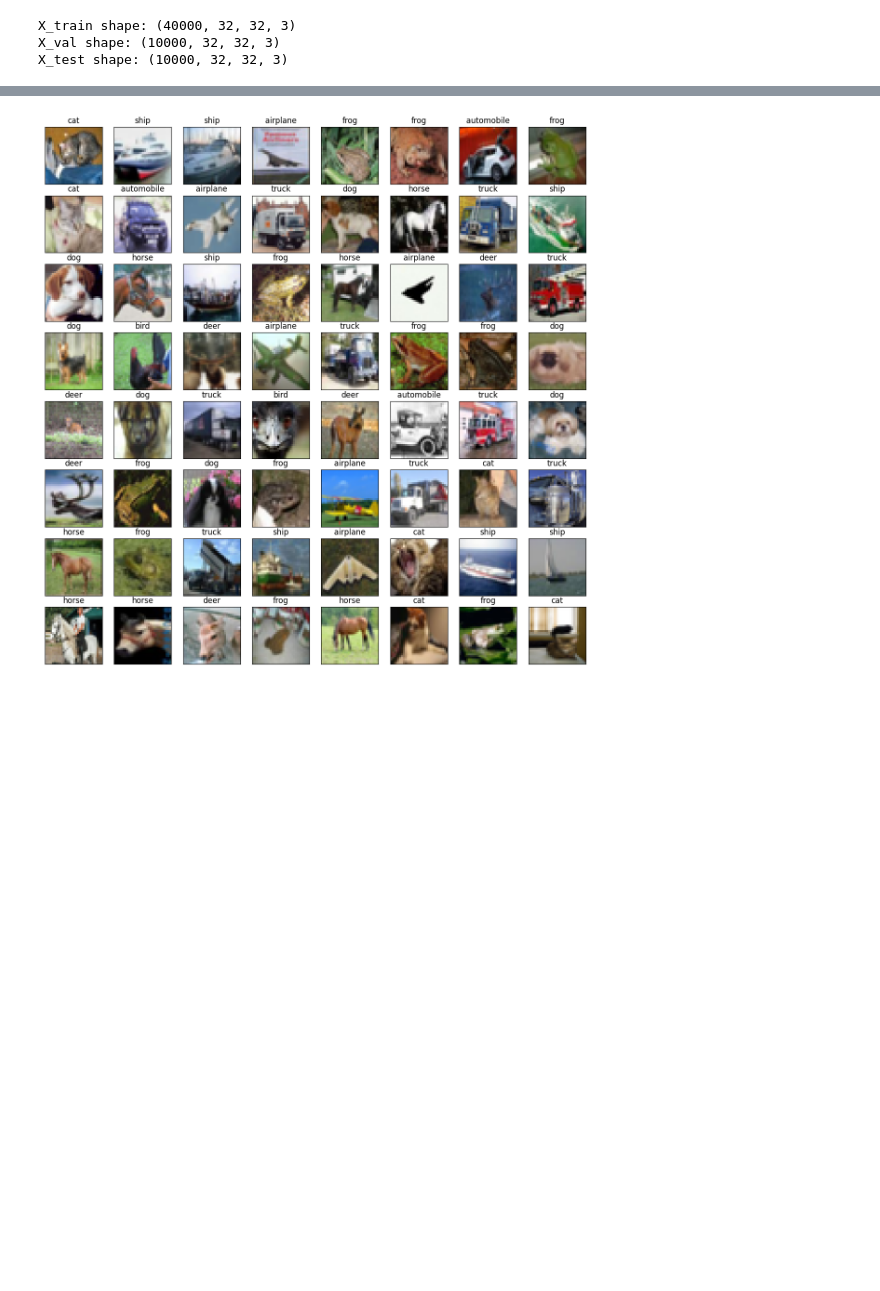
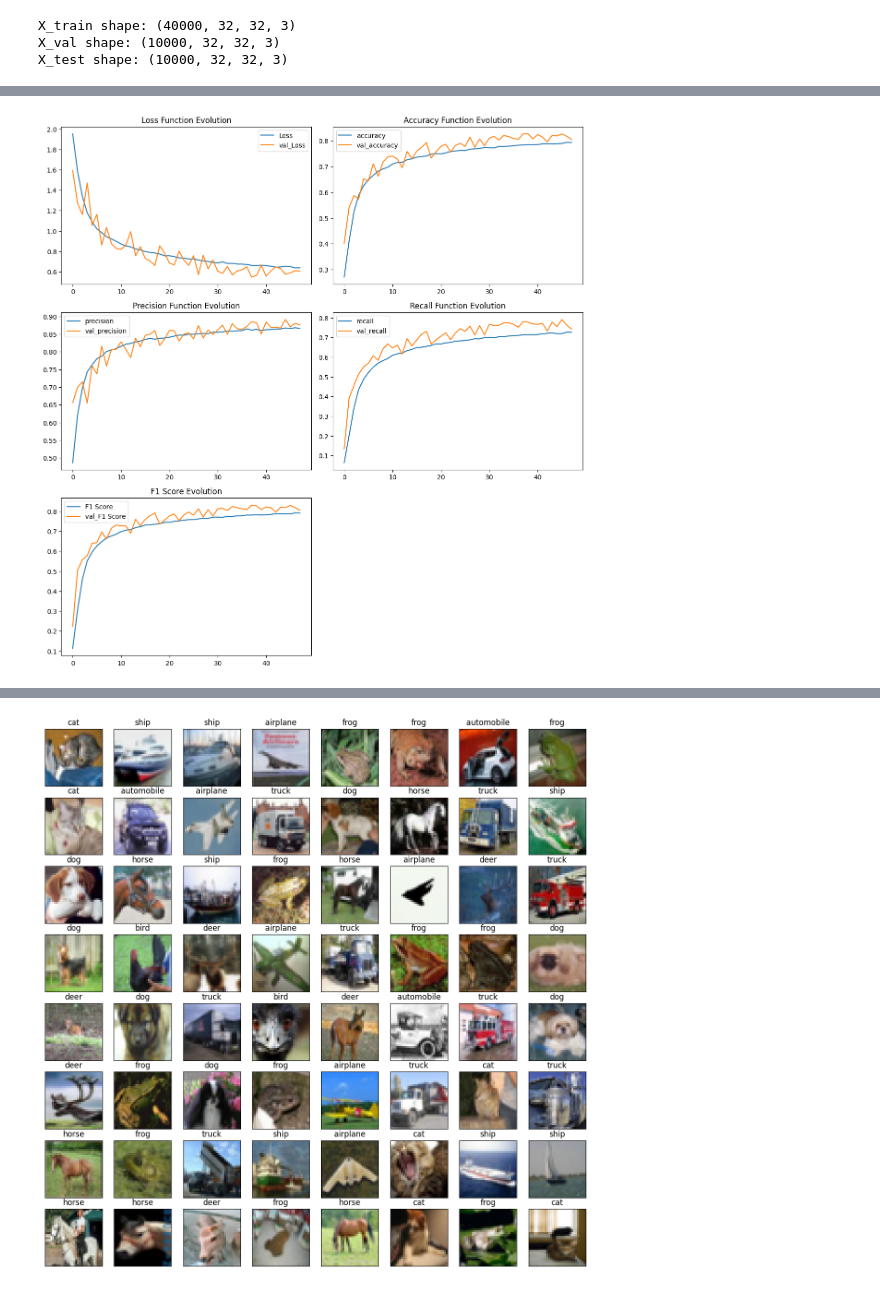
Before and after one commit to M2-Luminous/CS7GV1-Computer-Vision, a Jupyter notebook: Assignment-3/20313326_assignment_3_part2.ipynb, the cells around one changed output, grey strips where cells are left out. Saved outputs shown, nothing was run; the diff lists cells and outputs as text; code cells hidden in the pictures; blank space fills up the shorter version.

```diff
--- a/Assignment-3/20313326_assignment_3.ipynb
+++ b/Assignment-3/20313326_assignment_3_part2.ipynb
@@ -198,3 +202,56 @@ Epoch 47: early stopping
+# %%
+# Calculate F1 score for training and validation
+f1_train = [
+    2 * (p * r) / (p + r) if (p + r) > 0 else 0
+    for p, r in zip(Eval.history['precision'], Eval.history['recall'])
+]
+f1_val = [
+    2 * (p * r) / (p + r) if (p + r) > 0 else 0
+    for p, r in zip(Eval.history['val_precision'], Eval.history['val_recall'])
+]
+
+# Plotting
+plt.figure(figsize=(12, 16))
+
+# Loss plot
+plt.subplot(4, 2, 1)
+plt.plot(Eval.history['loss'], label='Loss')
+plt.plot(Eval.history['val_loss'], label='val_Loss')
+plt.title('Loss Function Evolution')
+plt.legend()
+
+# Accuracy plot
+plt.subplot(4, 2, 2)
+plt.plot(Eval.history['accuracy'], label='accuracy')
+plt.plot(Eval.history['val_accuracy'], label='val_accuracy')
+plt.title('Accuracy Function Evolution')
+plt.legend()
+
+# Precision plot
+plt.subplot(4, 2, 3)
+plt.plot(Eval.history['precision'], label='precision')
+plt.plot(Eval.history['val_precision'], label='val_precision')
+plt.title('Precision Function Evolution')
+plt.legend()
+
+# Recall plot
+plt.subplot(4, 2, 4)
+plt.plot(Eval.history['recall'], label='recall')
+plt.plot(Eval.history['val_recall'], label='val_recall')
+plt.title('Recall Function Evolution')
+plt.legend()
+
+# F1 Score plot
+plt.subplot(4, 2, 5)
+plt.plot(f1_train, label='F1 Score')
+plt.plot(f1_val, label='val_F1 Score')
+plt.title('F1 Score Evolution')
+plt.legend()
+
+plt.tight_layout()
+plt.show()
+# %% [output]
+[figure, added]
 # %%
 evaluation = model.evaluate(X_test, y_category_test)
 print(f'Test Accuracy : {evaluation[1] * 100:.2f}%')
```
Also changed, not shown: parts of 7 cells of this notebook, 2 other files.
